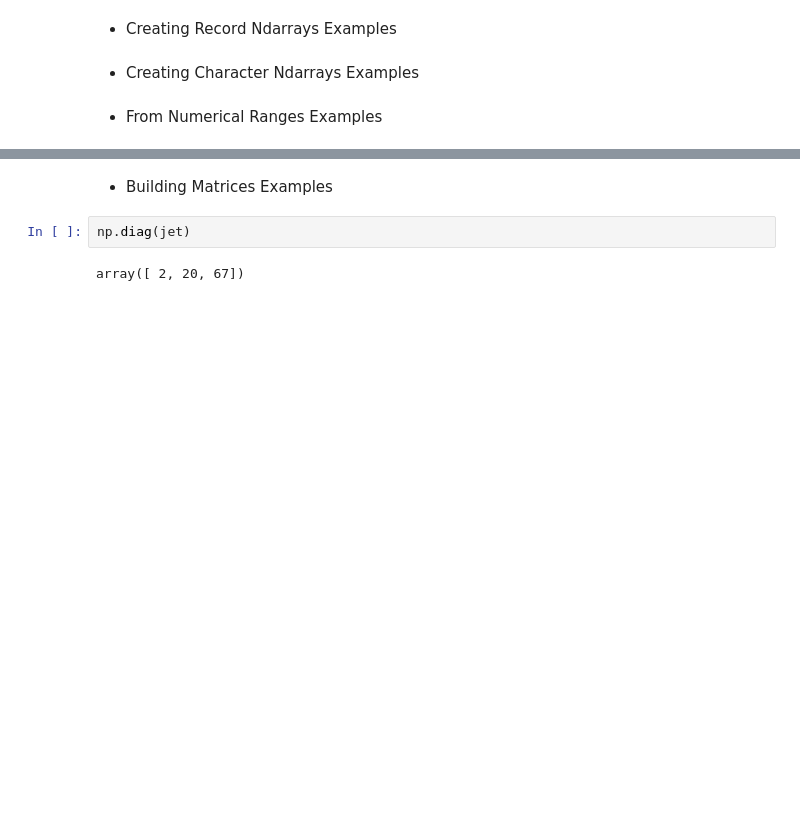
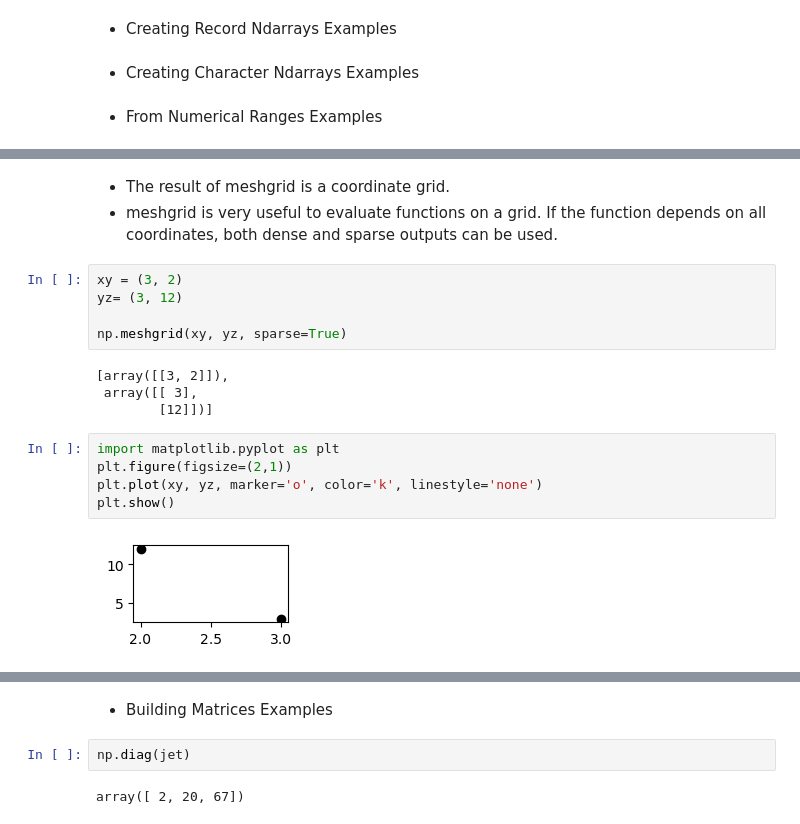
Before and after one commit to AbhijeetSrivastav/Data-Science-Guide, a Jupyter notebook: Libraries/numpy.ipynb, the cells around one changed output, grey strips where cells are left out. Cells and saved outputs as stored; diff of their text form; blank space fills up the shorter version.

```diff
--- a/Libraries/numpy.ipynb
+++ b/Libraries/numpy.ipynb
@@ -327,0 +355,19 @@ array([[ 2,  4,  8],
+# %% [markdown]
+- The result of meshgrid is a coordinate grid.
+- meshgrid is very useful to evaluate functions on a grid. If the function depends on all coordinates, both dense and sparse outputs can be used.
+# %%
+xy = (3, 2)
+yz= (3, 12)
+
+np.meshgrid(xy, yz, sparse=True)
+# %% [output]
+[array([[3, 2]]),
+ array([[ 3],
+        [12]])]
+# %%
+import matplotlib.pyplot as plt
+plt.figure(figsize=(2,1))
+plt.plot(xy, yz, marker='o', color='k', linestyle='none')
+plt.show()
+# %% [output]
+[figure, added]
```
Also changed, not shown: parts of 9 cells of this notebook.
